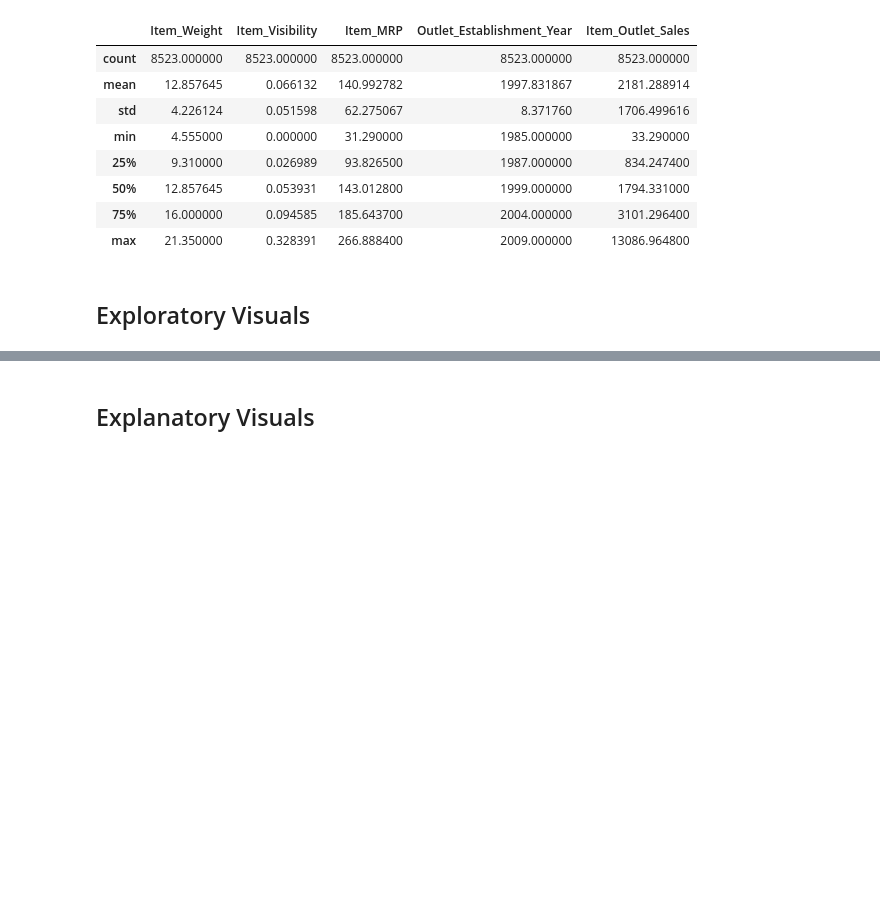
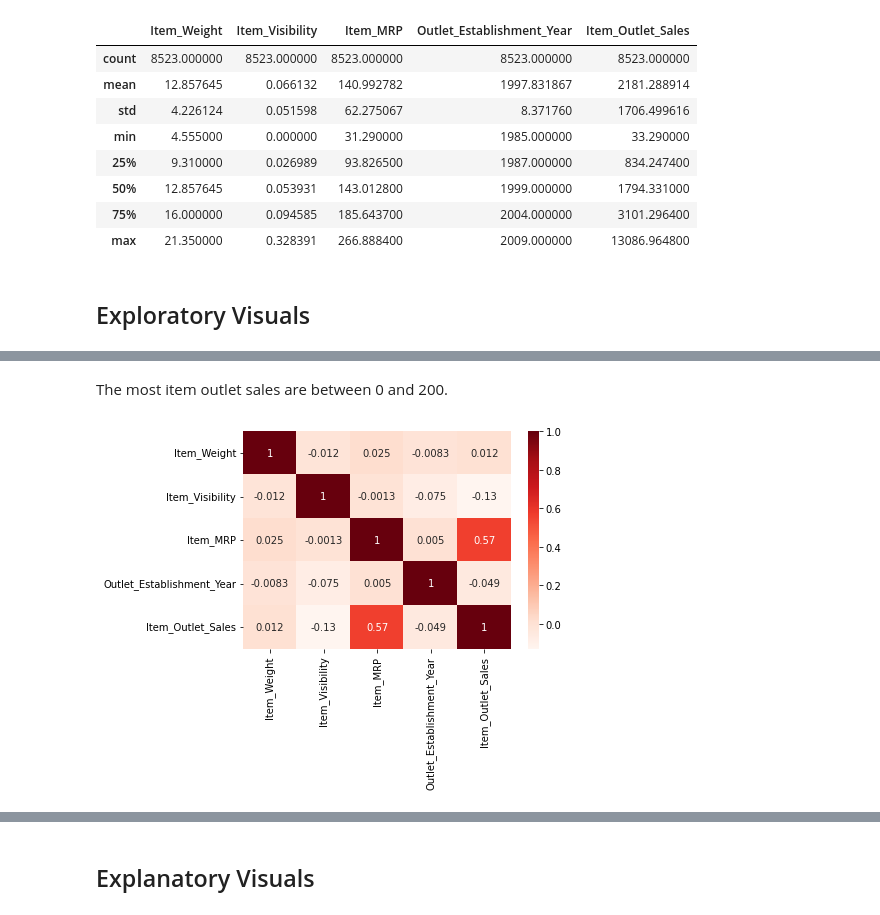
Before and after one commit to Beagan19/GH_collab, a Jupyter notebook: food_sales_predictions.ipynb, the cells around one changed output, grey strips where cells are left out. Cells and saved outputs as stored; diff of their text form; code cells hidden in the pictures; blank space fills up the shorter version.

```diff
--- a/food_sales_predictions.ipynb
+++ b/food_sales_predictions.ipynb
@@ -154,0 +183,8 @@ food_sales_df.describe()
+# %% [markdown]
+The most item outlet sales are between 0 and 200.
+# %%
+# heat map for sales predictions
+corr = food_sales_df.corr()
+sns.heatmap(corr, cmap = 'Reds', annot = True);
+# %% [output]
+[figure, added]
```
Also changed, not shown: parts of 11 cells of this notebook.
